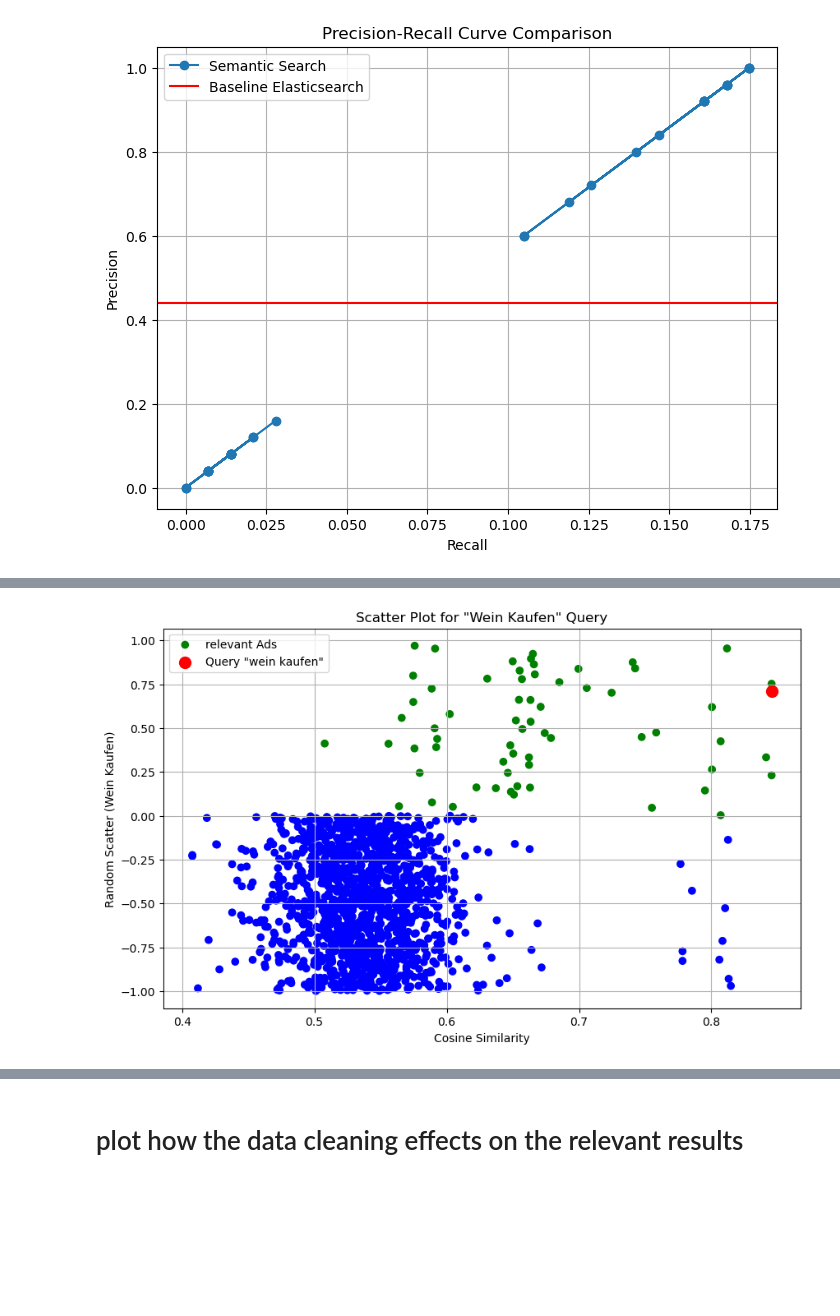
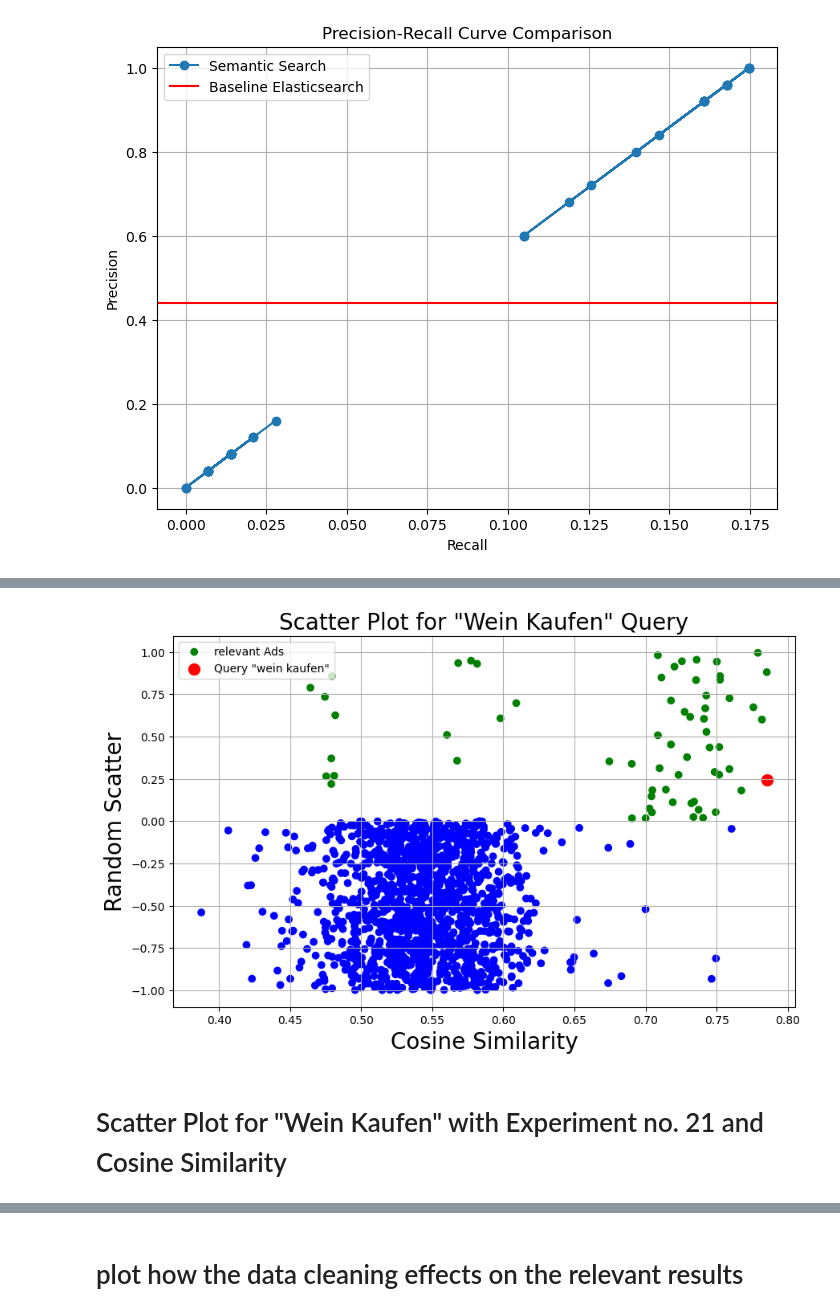
Before and after one commit to rihabalyasiri/semantic_search_on_search_engine, a Jupyter notebook: analysis.ipynb, the cells around one changed output, grey strips where cells are left out. Cells and saved outputs as stored; diff of their text form; code cells hidden in the pictures; blank space fills up the shorter version.

```diff
--- a/analysis.ipynb
+++ b/analysis.ipynb
@@ -804,7 +804,7 @@ import json
 import pandas as pd
 
 # Path to your JSON file
-file_path = './results/wein_kaufen/top_1425/Experiment_cos_sim_1.json'
+file_path = './data/Experiment_25_cosine_similarity.json'
 
 # Load JSON data from file
 with open(file_path, 'r') as file:
@@ -837,34 +814,36 @@ import matplotlib.pyplot as plt1
 import random
 
 
 # Extracting data for the plot
 x_values = []  # This will store cosine similarity values
 y_values = []  # This will store random values for scattering
 colors = []    # This will store color values
 
 max_similarity = 0
 
 for obj in data1:
     cosine_similarity = obj.get('similarity', 0)
     wein_kaufen = obj['wein_kaufen']
     max_similarity = max(max_similarity, cosine_similarity)
     x_values.append(cosine_similarity)
     y_values.append(random.uniform(0, 1) if wein_kaufen else random.uniform(-1, 0))  # Random values for true/false
     colors.append('green' if wein_kaufen else 'blue')  # Yellow for "wein_kaufen" = true, blue for false
 
 # Add the specific query with a large red circle
 x_query = [max_similarity]  # Maximum similarity value
 y_query = [random.uniform(0, 1)]
 
 # Creating the scatter plot
 plt1.figure(figsize=(10, 6))
 plt1.scatter(x_values, y_values, c=colors, label='relevant Ads')
 plt1.scatter(x_query, y_query, c='red', s=100, label='Query "wein kaufen"')  # Larger red circle for the specific query
-plt1.xlabel('Cosine Similarity')
-plt1.ylabel('Random Scatter (Wein Kaufen)')
-plt1.title('Scatter Plot for "Wein Kaufen" Query')
+plt1.xlabel('Cosine Similarity', fontsize=20)
+plt1.ylabel('Random Scatter', fontsize=20)
+plt1.title('Scatter Plot for "Wein Kaufen" Query', fontsize=20)
 plt1.legend()
 plt1.grid(True)
 #plt1.show()
 # %% [output]
-[figure, old version]
+[figure, new version]
+# %% [markdown]
+# Scatter Plot for "Wein Kaufen" with Experiment no. 21 and Cosine Similarity
```
Also changed, not shown: parts of 12 cells of this notebook, 5 other files.
